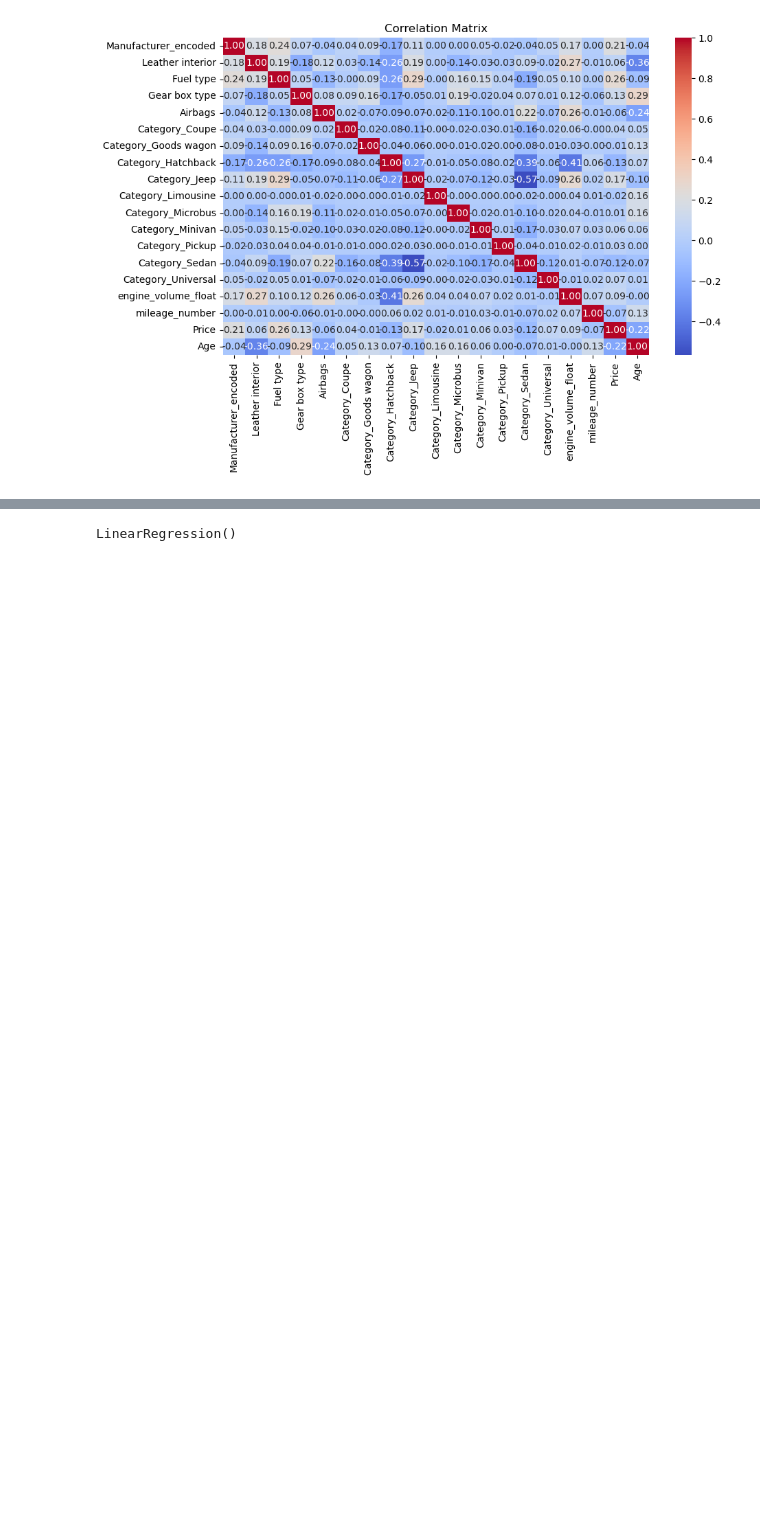
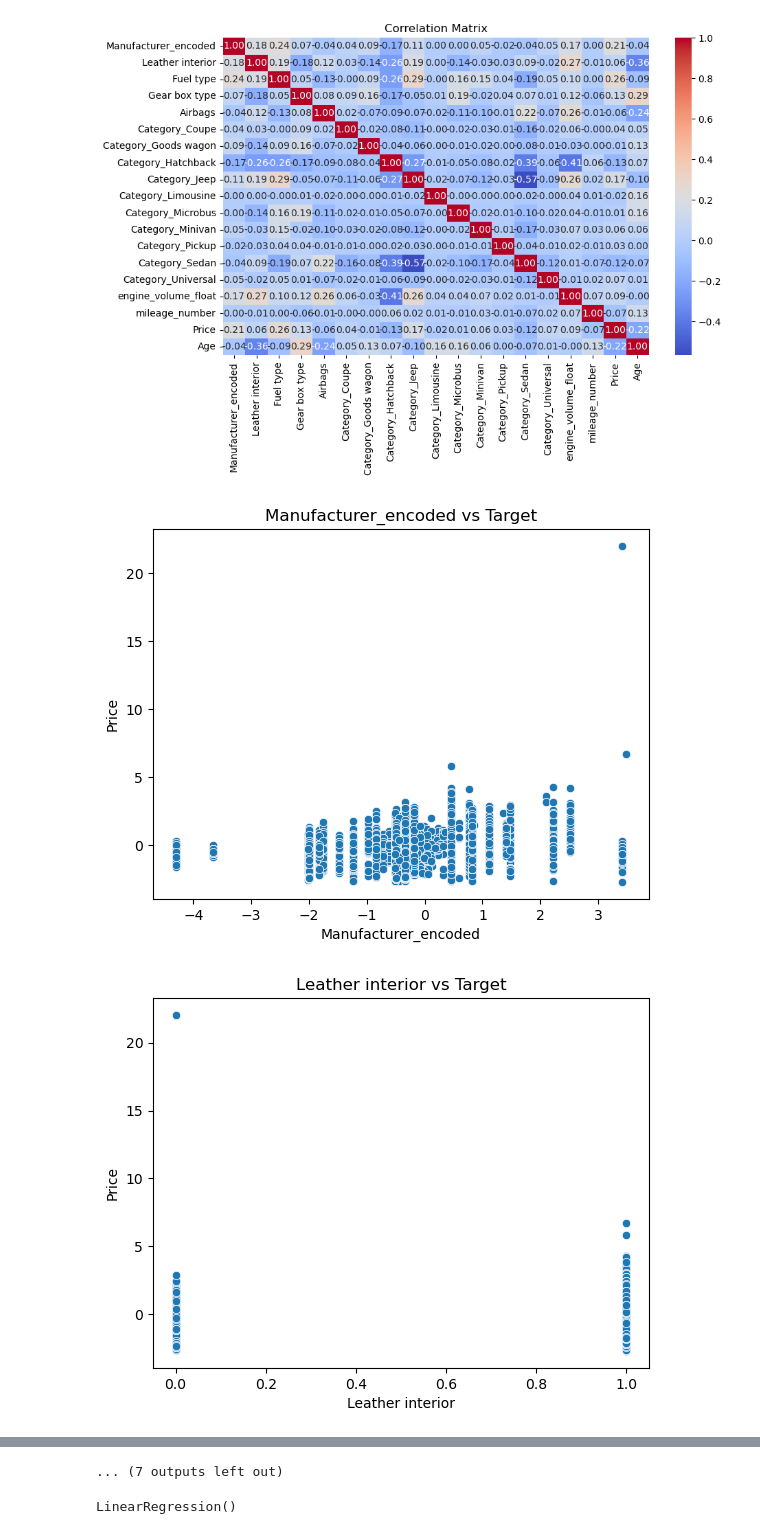
Before and after one commit to Irfee-code/Linear-regression-1, a Jupyter notebook: linear regression.ipynb, the cells around one changed output, grey strips where cells are left out. Saved outputs shown, nothing was run; the diff lists cells and outputs as text; code cells hidden in the pictures; blank space fills up the shorter version.

```diff
--- a/linear regression.ipynb
+++ b/linear regression.ipynb
@@ -264,9 +296,10 @@ Price                  119.690452
 dtype: float64
 # %%
 from sklearn.preprocessing import PowerTransformer
+pt_price = PowerTransformer(method='yeo-johnson')
 pt = PowerTransformer(method='yeo-johnson')
 df1['engine_volume_float'] = pt.fit_transform(df1[['engine_volume_float']])
-df1['Price'] = pt.fit_transform(df1[['Price']])
+df1['Price'] = pt_price.fit_transform(df1[['Price']])
 # %%
 df1.skew()
 # %% [output]
@@ -669,3 +702,11 @@ plt.title("Correlation Matrix")
 plt.show()
 # %% [output]
 [figure]
+# %%
+for col in df2.columns:
+    sns.scatterplot(x=df2[col], y=df2['Price'])
+    plt.title(f"{col} vs Target")
+    plt.show()
+# %% [output]
+[figure, added]
+[figure, added]
@@ -672,3 +723,4 @@ plt.show()
+... (7 outputs left out)
 # %%
 X=df2[['Manufacturer_encoded','Leather interior','Fuel type','Gear box type','Airbags'
         ,'Category_Coupe', 'Category_Goods wagon',
```
Also changed, not shown: parts of 6 cells of this notebook.
